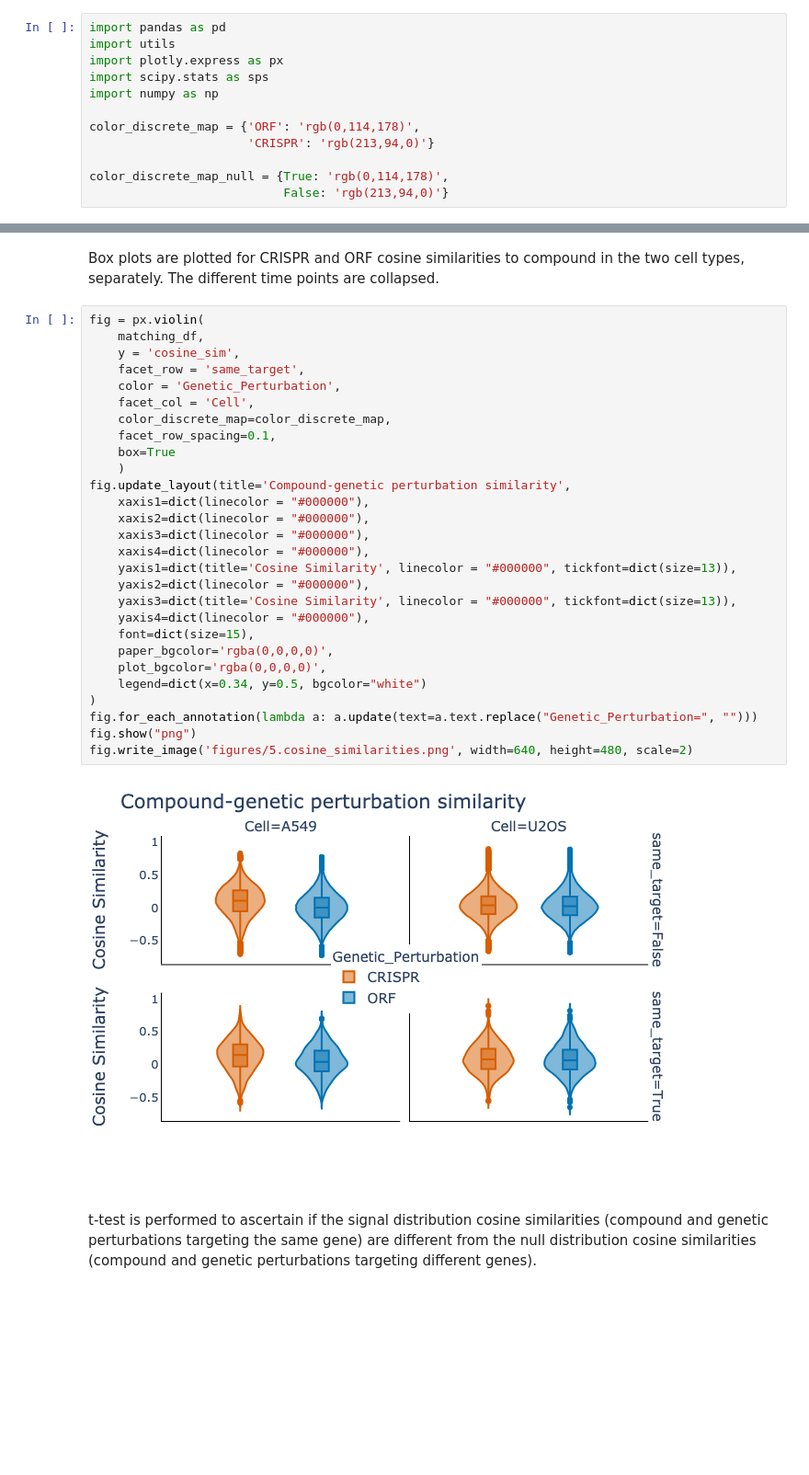
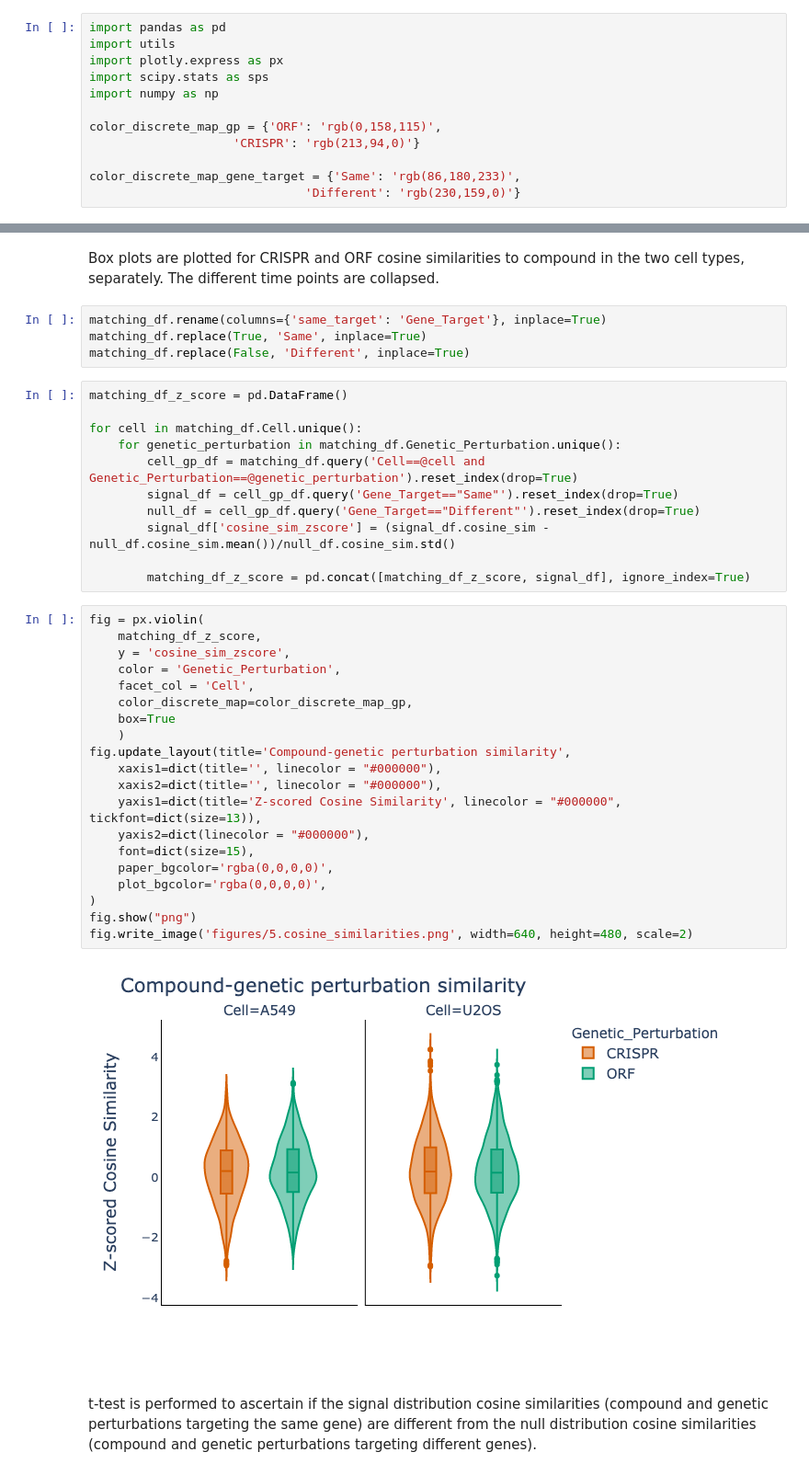
Before and after one commit to jump-cellpainting/2024_Chandrasekaran_NatureMethods, a Jupyter notebook: benchmark/5.visualize-similarities.ipynb, the cells around one changed output, grey strips where cells are left out. Shown at 92% size. Drawn from its saved outputs; the diff is of its cells as text; blank space fills up the shorter version.

Commit message:
Update similarity figures

```diff
--- a/benchmark/5.visualize-similarities.ipynb
+++ b/benchmark/5.visualize-similarities.ipynb
@@ -5,11 +5,11 @@ import plotly.express as px
 import scipy.stats as sps
 import numpy as np
 
-color_discrete_map = {'ORF': 'rgb(0,114,178)',
-                      'CRISPR': 'rgb(213,94,0)'}
+color_discrete_map_gp = {'ORF': 'rgb(0,158,115)',
+                    'CRISPR': 'rgb(213,94,0)'}
 
-color_discrete_map_null = {True: 'rgb(0,114,178)',
-                           False: 'rgb(213,94,0)'}
+color_discrete_map_gene_target = {'Same': 'rgb(86,180,233)',
+                              'Different': 'rgb(230,159,0)'}
 # %% [markdown]
 ### Visualizing the directionality of CRIPSR and ORF matching to compounds
 In this notebook, we calculate the cosine similarities for CRISPR-compound and ORF-compound targeting the same genes, for the CellProfiler features.
@@ -164,35 +164,42 @@ cols = ['Cell','Genetic_Perturbation','Modality_1_timepoint','Modality_2_timepoi
 )[cols + ['Metadata_broad_sample', 'Metadata_matching_target']].to_csv('output/compound_genetic_perturbation_cosine_similarity.csv', index=False)
 # %% [markdown]
 Box plots are plotted for CRISPR and ORF cosine similarities to compound in the two cell types, separately. The different time points are collapsed.
+# %%
+matching_df.rename(columns={'same_target': 'Gene_Target'}, inplace=True)
+matching_df.replace(True, 'Same', inplace=True)
+matching_df.replace(False, 'Different', inplace=True)
+# %%
+matching_df_z_score = pd.DataFrame()
+
+for cell in matching_df.Cell.unique():
+    for genetic_perturbation in matching_df.Genetic_Perturbation.unique():
+        cell_gp_df = matching_df.query('Cell==@cell and Genetic_Perturbation==@genetic_perturbation').reset_index(drop=True)
+        signal_df = cell_gp_df.query('Gene_Target=="Same"').reset_index(drop=True)
+        null_df = cell_gp_df.query('Gene_Target=="Different"').reset_index(drop=True)
+        signal_df['cosine_sim_zscore'] = (signal_df.cosine_sim - null_df.cosine_sim.mean())/null_df.cosine_sim.std()
+
+        matching_df_z_score = pd.concat([matching_df_z_score, signal_df], ignore_index=True)
 # %%
 fig = px.violin(
-    matching_df,
-    y = 'cosine_sim',
-    facet_row = 'same_target',
+    matching_df_z_score,
+    y = 'cosine_sim_zscore',
     color = 'Genetic_Perturbation',
     facet_col = 'Cell',
-    color_discrete_map=color_discrete_map,
-    facet_row_spacing=0.1,
+    color_discrete_map=color_discrete_map_gp,
     box=True
     )
 fig.update_layout(title='Compound-genetic perturbation similarity',
-    xaxis1=dict(linecolor = "#000000"),
-    xaxis2=dict(linecolor = "#000000"),
-    xaxis3=dict(linecolor = "#000000"),
-    xaxis4=dict(linecolor = "#000000"),
-    yaxis1=dict(title='Cosine Similarity', linecolor = "#000000", tickfont=dict(size=13)),
+    xaxis1=dict(title='', linecolor = "#000000"),
+    xaxis2=dict(title='', linecolor = "#000000"),
+    yaxis1=dict(title='Z-scored Cosine Similarity', linecolor = "#000000", tickfont=dict(size=13)),
     yaxis2=dict(linecolor = "#000000"),
-    yaxis3=dict(title='Cosine Similarity', linecolor = "#000000", tickfont=dict(size=13)),
-    yaxis4=dict(linecolor = "#000000"),
     font=dict(size=15),
     paper_bgcolor='rgba(0,0,0,0)',
     plot_bgcolor='rgba(0,0,0,0)',
-    legend=dict(x=0.34, y=0.5, bgcolor="white")
 )
-fig.for_each_annotation(lambda a: a.update(text=a.text.replace("Genetic_Perturbation=", "")))
 fig.show("png")
 fig.write_image('figures/5.cosine_similarities.png', width=640, height=480, scale=2)
 # %% [output]
-[figure, old version]
+[figure, new version]
 # %% [markdown]
 t-test is performed to ascertain if the signal distribution cosine similarities (compound and genetic perturbations targeting the same gene) are different from the null distribution cosine similarities (compound and genetic perturbations targeting different genes).
```
Also changed, not shown: parts of 9 cells of this notebook, 4 other files.
